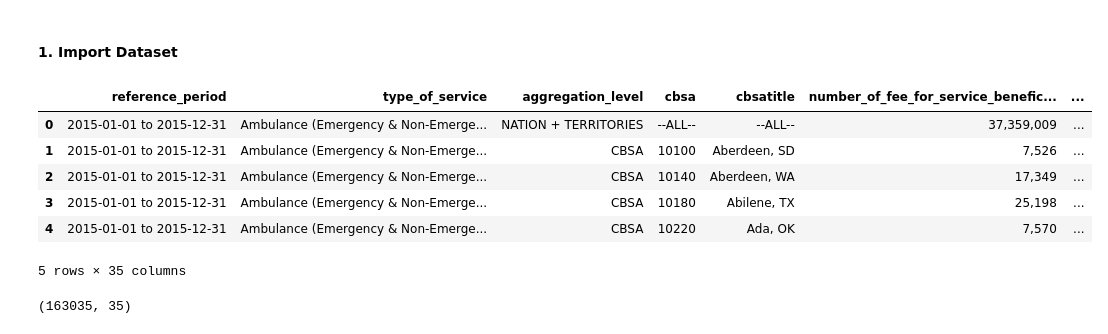
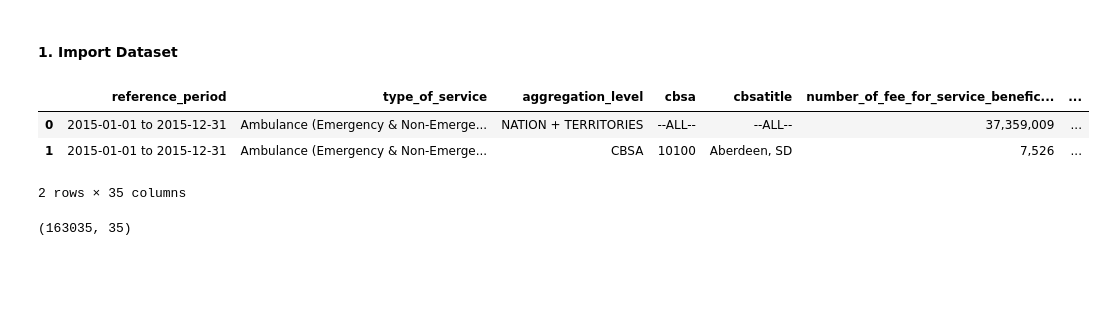
Before and after one commit to renaqd/team7-ADS502, a Jupyter notebook: team7-Final.ipynb, the cells around one changed output. Saved outputs shown, nothing was run; the diff lists cells and outputs as text; code cells hidden in the pictures; blank space fills up the shorter version.

```diff
--- a/team7-Final.ipynb
+++ b/team7-Final.ipynb
@@ -40,15 +48,12 @@ Clean and prepare data for data analysis
 # %%
 # load data
 full_cbsa = pd.read_csv("cbsa2.csv")
-full_cbsa.head(5)
+full_cbsa.head(2)
 # %% [output]
 |  | reference_period | type_of_service | aggregation_level | cbsa | cbsatitle | number_of_fee_for_service_benefic... | ... |
 | 0 | 2015-01-01 to 2015-12-31 | Ambulance (Emergency & Non-Emerge... | NATION + TERRITORIES | --ALL-- | --ALL-- | 37,359,009 | ... |
 | 1 | 2015-01-01 to 2015-12-31 | Ambulance (Emergency & Non-Emerge... | CBSA | 10100 | Aberdeen, SD | 7,526 | ... |
-| 2 | 2015-01-01 to 2015-12-31 | Ambulance (Emergency & Non-Emerge... | CBSA | 10140 | Aberdeen, WA | 17,349 | ... |
-| 3 | 2015-01-01 to 2015-12-31 | Ambulance (Emergency & Non-Emerge... | CBSA | 10180 | Abilene, TX | 25,198 | ... |
-| 4 | 2015-01-01 to 2015-12-31 | Ambulance (Emergency & Non-Emerge... | CBSA | 10220 | Ada, OK | 7,570 | ... |
-5 rows × 35 columns
+2 rows × 35 columns
 # %%
 full_cbsa.shape
 # %% [output]
```
Also changed, not shown: parts of 57 cells of this notebook.
